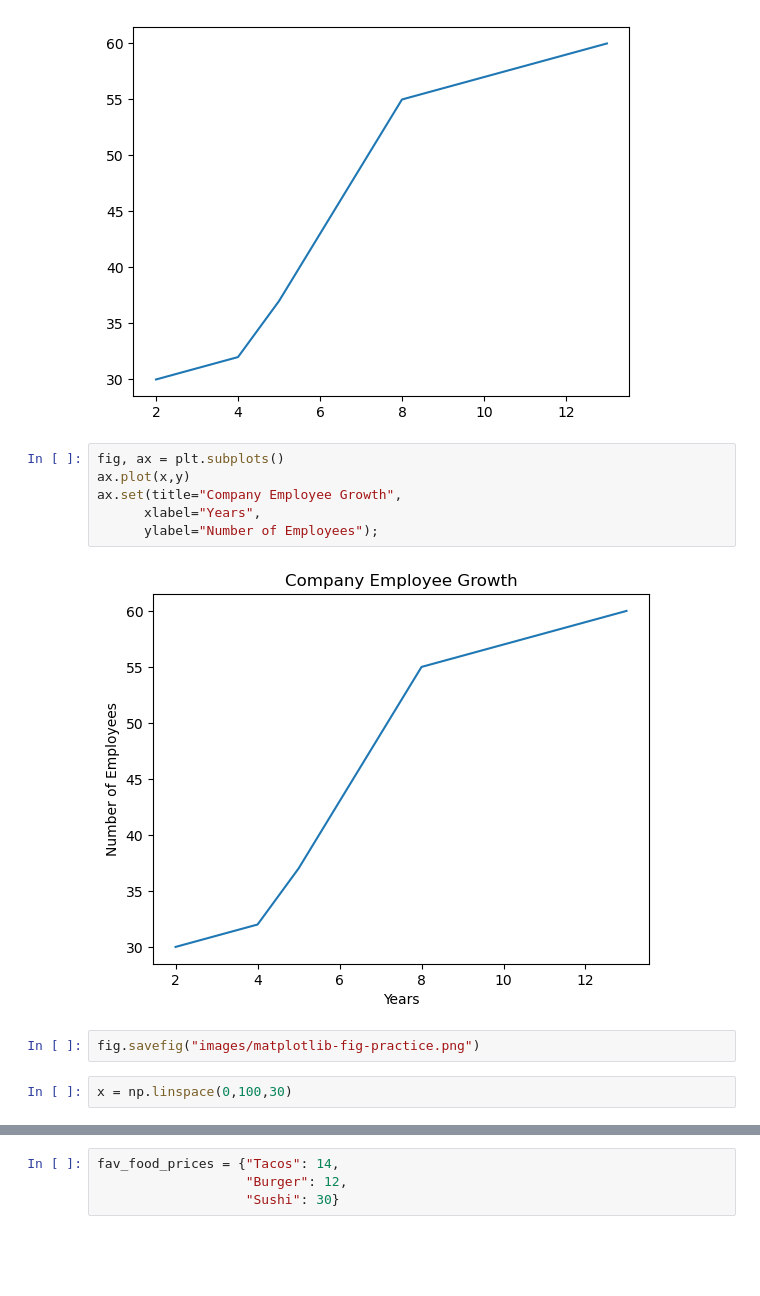
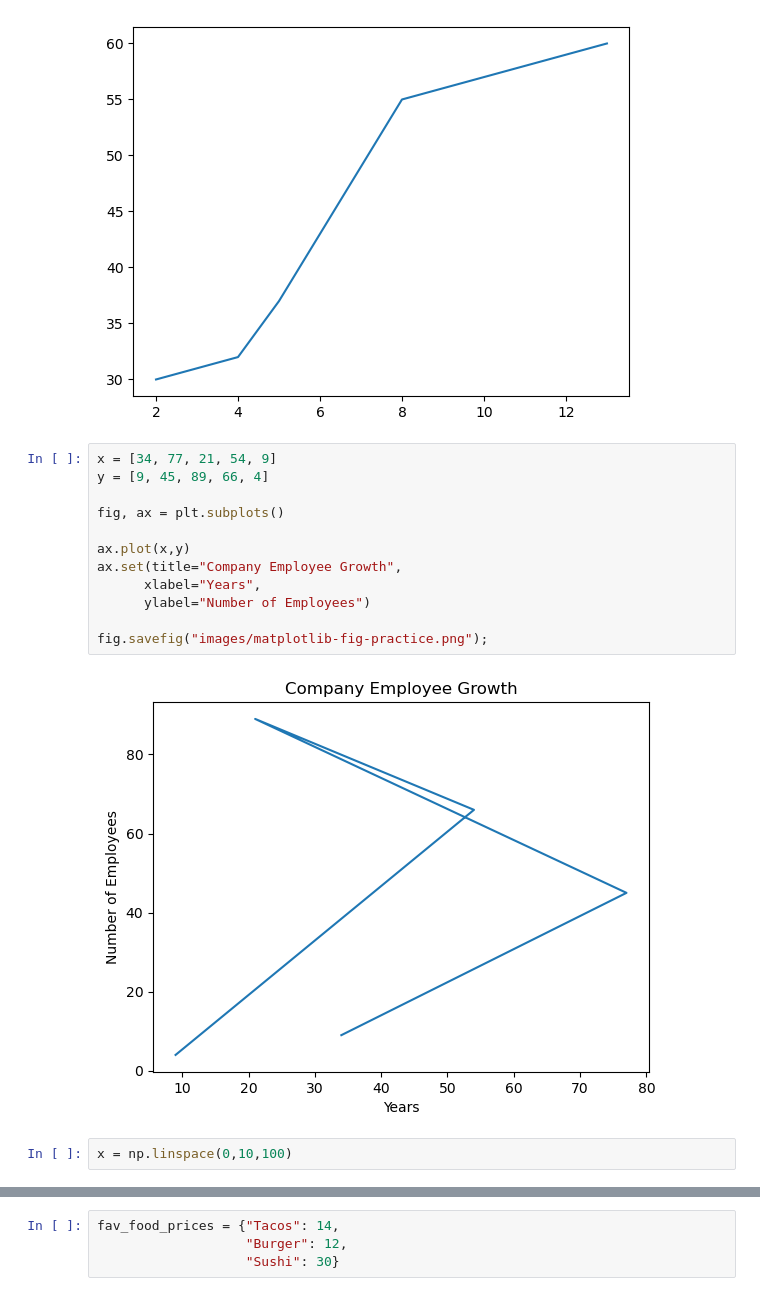
Before and after one commit to Xaidor/Data-Sets, a Jupyter notebook: Matplotlib/matplotlib-practice.ipynb, the cells around one changed output, grey strips where cells are left out. Cells and saved outputs as stored; diff of their text form; blank space fills up the shorter version.

Commit message:
more practice

```diff
--- a/Matplotlib/matplotlib-practice.ipynb
+++ b/Matplotlib/matplotlib-practice.ipynb
@@ -23,17 +27,21 @@ ax.plot(x,y);
 # %% [output]
 [figure]
 # %%
+x = [34, 77, 21, 54, 9]
+y = [9, 45, 89, 66, 4]
+
 fig, ax = plt.subplots()
+
 ax.plot(x,y)
 ax.set(title="Company Employee Growth",
       xlabel="Years",
-      ylabel="Number of Employees");
+      ylabel="Number of Employees")
+
+fig.savefig("images/matplotlib-fig-practice.png");
 # %% [output]
-[figure, old version]
+[figure, new version]
-# %%
-fig.savefig("images/matplotlib-fig-practice.png")
 # %%
-x = np.linspace(0,100,30)
+x = np.linspace(0,10,100)
 # %%
 fig, ax = plt.subplots()
 ax.plot(x, x**2);
```
Also changed, not shown: parts of 28 cells of this notebook.
